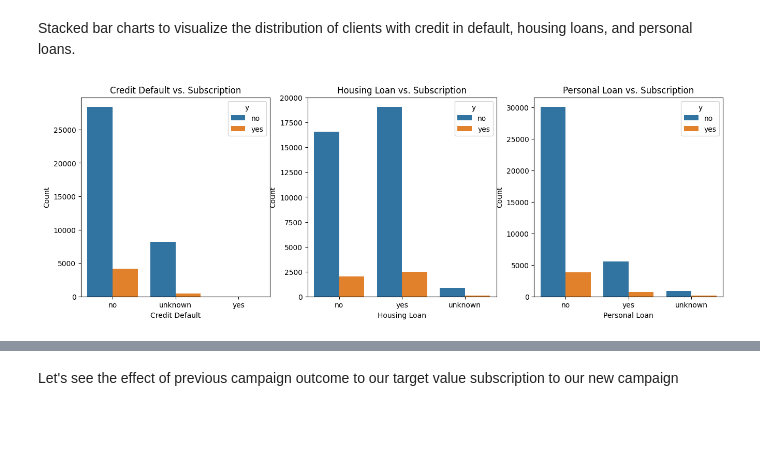
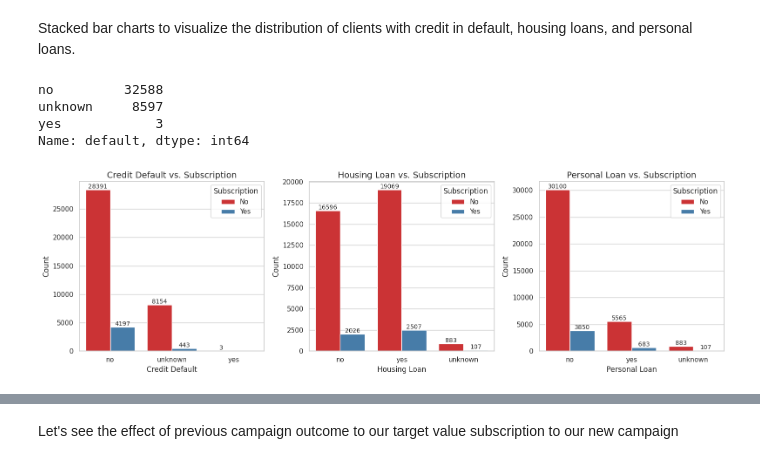
Before and after one commit to melihkurtaran/Bank_Marketing, a Jupyter notebook: TOM_Case.ipynb, the cells around one changed output, grey strips where cells are left out. Drawn from its saved outputs; the diff is of its cells as text; code cells hidden in the pictures; blank space fills up the shorter version.

```diff
--- a/TOM_Case.ipynb
+++ b/TOM_Case.ipynb
@@ -205,25 +229,67 @@ plt.show()
 [figure]
 # %% [markdown]
 Stacked bar charts to visualize the distribution of clients with credit in default, housing loans, and personal loans.
+# %%
+df['default'].value_counts()
+# %% [output]
+no         32588
+unknown     8597
+yes            3
+Name: default, dtype: int64
 # %%
+# Create subplots
 fig, axes = plt.subplots(1, 3, figsize=(16, 5))
 
-sns.countplot(data=df, x='default', hue='y', ax=axes[0])
-axes[0].set_title('Credit Default vs. Subscription')
-axes[0].set_xlabel('Credit Default')
-axes[0].set_ylabel('Count')
+# Plot 1: Credit Default vs. Subscription
+sns.countplot(data=df, x='default', hue='y', ax=axes[0], palette='Set1')
+axes[0].set_title('Credit Default vs. Subscription', fontsize=14)
+axes[0].set_xlabel('Credit Default', fontsize=12)
+axes[0].set_ylabel('Count', fontsize=12)
+axes[0].legend(title='Subscription', labels=['No', 'Yes'])
 
-sns.countplot(data=df, x='housing', hue='y', ax=axes[1])
-axes[1].set_title('Housing Loan vs. Subscription')
-axes[1].set_xlabel('Housing Loan')
-axes[1].set_ylabel('Count')
+# Annotate counts for Plot 1
+for p in axes[0].patches:
+    height = p.get_height()
+    if not height:
+        continue
+    x = p.get_x() + p.get_width() / 2.
+    axes[0].annotate(f'{int(height)}', (x, height), ha='center', va='bottom', fontsize=10)
 
-sns.countplot(data=df, x='loan', hue='y', ax=axes[2])
-axes[2].set_title('Personal Loan vs. Subscription')
-axes[2].set_xlabel('Personal Loan')
-axes[2].set_ylabel('Count')
+# Plot 2: Housing Loan vs. Subscription
+sns.countplot(data=df, x='housing', hue='y', ax=axes[1], palette='Set1')
+axes[1].set_title('Housing Loan vs. Subscription', fontsize=14)
+axes[1].set_xlabel('Housing Loan', fontsize=12)
+axes[1].set_ylabel('Count', fontsize=12)
+axes[1].legend(title='Subscription', labels=['No', 'Yes'])
 
+# Annotate counts for Plot 2
+for p in axes[1].patches:
+    height = p.get_height()
+    if not height:
+        continue
+    x = p.get_x() + p.get_width() / 2.
+    axes[1].annotate(f'{int(height)}', (x, height), ha='center', va='bottom', fontsize=10)
+
+# Plot 3: Personal Loan vs. Subscription
+sns.countplot(data=df, x='loan', hue='y', ax=axes[2], palette='Set1')
+axes[2].set_title('Personal Loan vs. Subscription', fontsize=14)
+axes[2].set_xlabel('Personal Loan', fontsize=12)
+axes[2].set_ylabel('Count', fontsize=12)
+axes[2].legend(title='Subscription', labels=['No', 'Yes'])
+
+# Annotate counts for Plot 3
+for p in axes[2].patches:
+    height = p.get_height()
+    if not height:
+        continue
+    x = p.get_x() + p.get_width() / 2.
+    axes[2].annotate(f'{int(height)}', (x, height), ha='center', va='bottom', fontsize=10)
+
+# Adjust spacing
+plt.tight_layout()
+
+# Show the subplots
 plt.show()
 # %% [output]
-[figure, old version]
+[figure, new version]
 # %%
```
Also changed, not shown: parts of 9 cells of this notebook.
